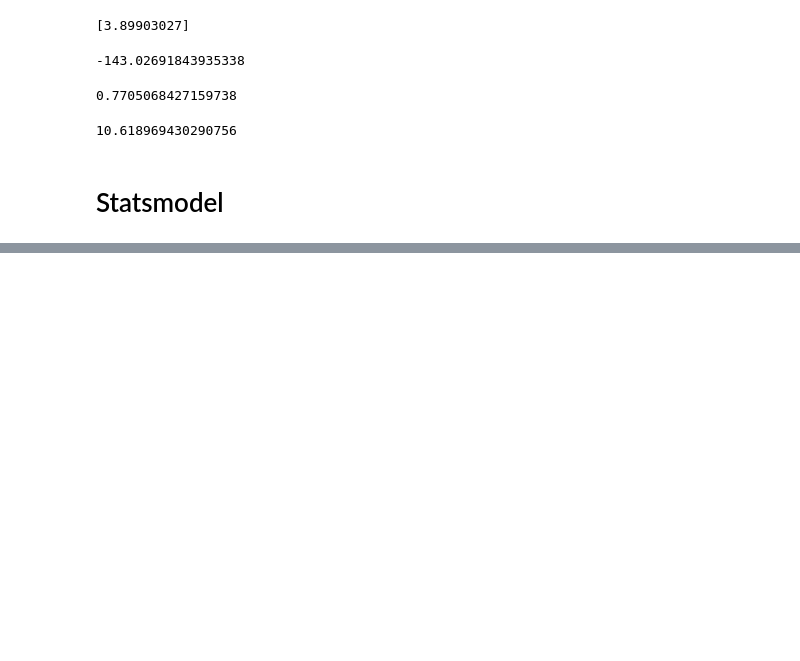
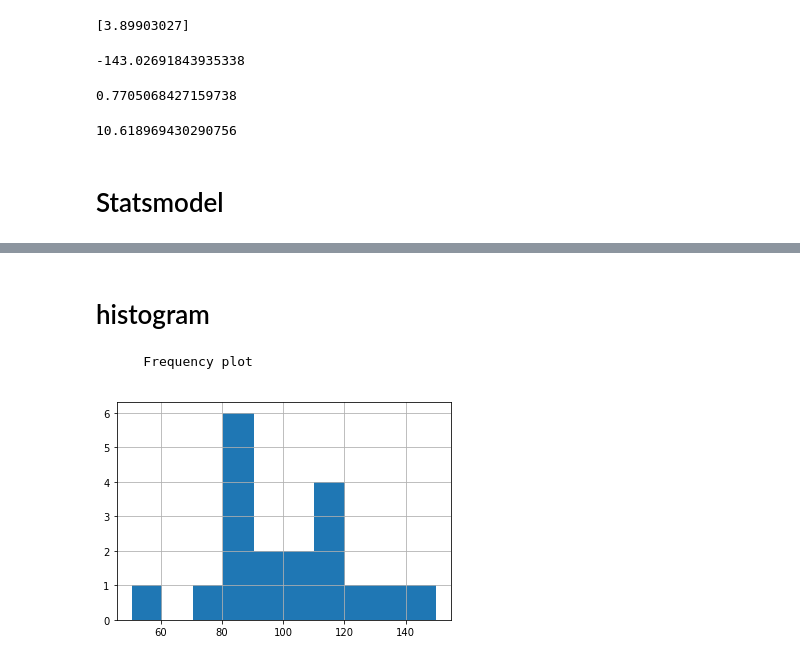
Before and after one commit to mahimai-raja/Data_Analytics, a Jupyter notebook: 02-Basics/Simple_Linear_Regression/lesson_1.ipynb, the cells around one changed output, grey strips where cells are left out. Cells and saved outputs as stored; diff of their text form; code cells hidden in the pictures; blank space fills up the shorter version.

Commit message:
Probablity and Histogram

```diff
--- a/02-Basics/Simple_Linear_Regression/lesson_1.ipynb
+++ b/02-Basics/Simple_Linear_Regression/lesson_1.ipynb
@@ -107,0 +110,3 @@ Notes:
+# %% [markdown]
+# histogram
+        Frequency plot
@@ -107,0 +115,6 @@ Notes:
+# %%
+plt.figure(0)
+data['Height'].hist()
+plt.show()
+# %% [output]
+[figure, added]
```
Also changed, not shown: parts of 5 cells of this notebook.
